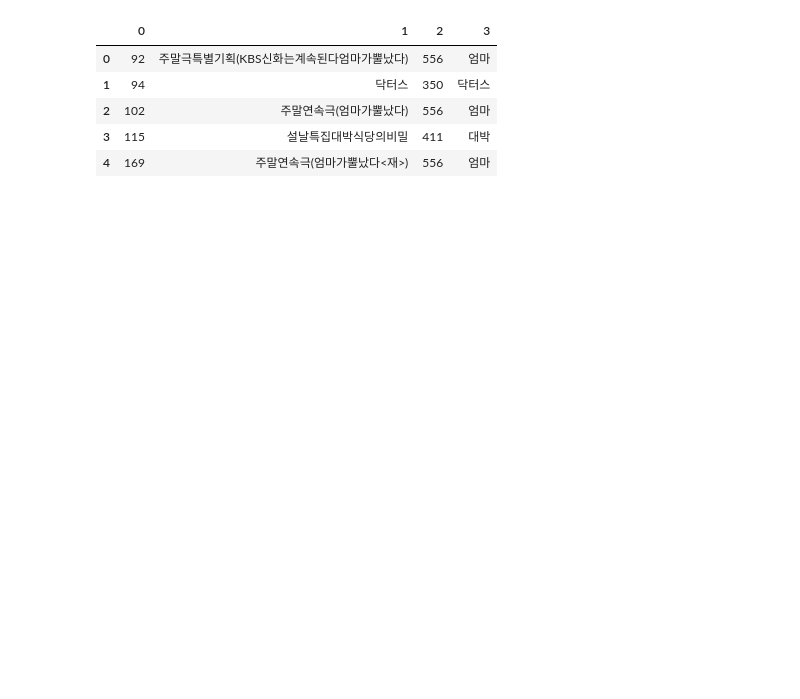
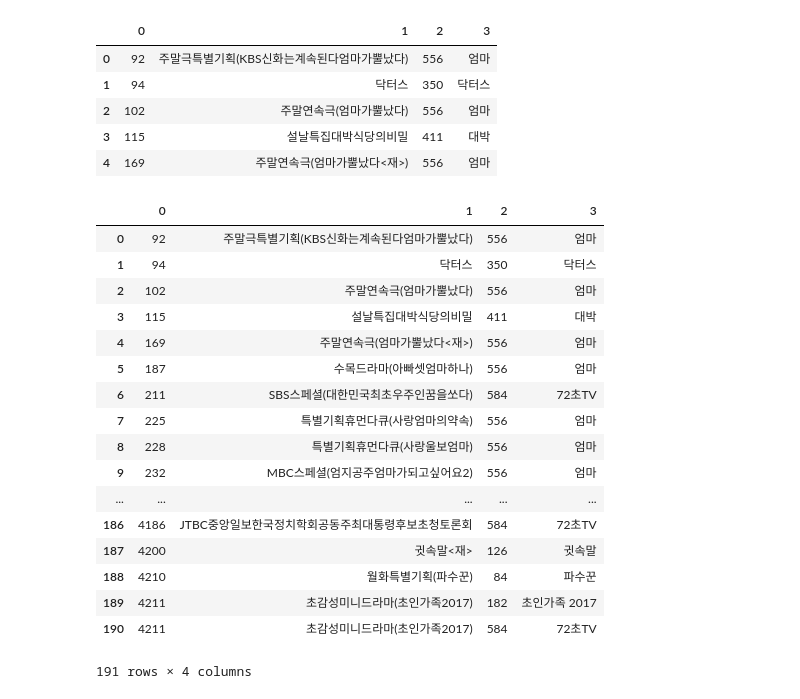
Before and after one commit to Cherrue/predict-drama-rating, a Jupyter notebook: createMasterTable_pre.ipynb, the cells around one changed output. Drawn from its saved outputs; the diff is of its cells as text; code cells hidden in the pictures; blank space fills up the shorter version.

Commit message:
Find ideal master table by python

```diff
--- a/createMasterTable_pre.ipynb
+++ b/createMasterTable_pre.ipynb
@@ -44,6 +44,27 @@ df.head()
 | 2 | 102 | 주말연속극(엄마가뿔났다) | 556 | 엄마 |
 | 3 | 115 | 설날특집대박식당의비밀 | 411 | 대박 |
 | 4 | 169 | 주말연속극(엄마가뿔났다<재>) | 556 | 엄마 |
+# %%
+df
+# %% [output]
+|  | 0 | 1 | 2 | 3 |
+| 0 | 92 | 주말극특별기획(KBS신화는계속된다엄마가뿔났다) | 556 | 엄마 |
+| 1 | 94 | 닥터스 | 350 | 닥터스 |
+| 2 | 102 | 주말연속극(엄마가뿔났다) | 556 | 엄마 |
+| 3 | 115 | 설날특집대박식당의비밀 | 411 | 대박 |
+| 4 | 169 | 주말연속극(엄마가뿔났다<재>) | 556 | 엄마 |
+| 5 | 187 | 수목드라마(아빠셋엄마하나) | 556 | 엄마 |
+| 6 | 211 | SBS스페셜(대한민국최초우주인꿈을쏘다) | 584 | 72초TV |
+| 7 | 225 | 특별기획휴먼다큐(사랑엄마의약속) | 556 | 엄마 |
+| 8 | 228 | 특별기획휴먼다큐(사랑울보엄마) | 556 | 엄마 |
+| 9 | 232 | MBC스페셜(엄지공주엄마가되고싶어요2) | 556 | 엄마 |
+| ... | ... | ... | ... | ... |
+| 186 | 4186 | JTBC중앙일보한국정치학회공동주최대통령후보초청토론회 | 584 | 72초TV |
+| 187 | 4200 | 귓속말<재> | 126 | 귓속말 |
+| 188 | 4210 | 월화특별기획(파수꾼) | 84 | 파수꾼 |
+| 189 | 4211 | 초감성미니드라마(초인가족2017) | 182 | 초인가족 2017 |
+| 190 | 4211 | 초감성미니드라마(초인가족2017) | 584 | 72초TV |
+191 rows × 4 columns
 # %%
 writer = pd.ExcelWriter('master_table.xlsx')
 df.to_excel(writer,'Sheet1')
```
Also changed, not shown: parts of 6 cells of this notebook.
